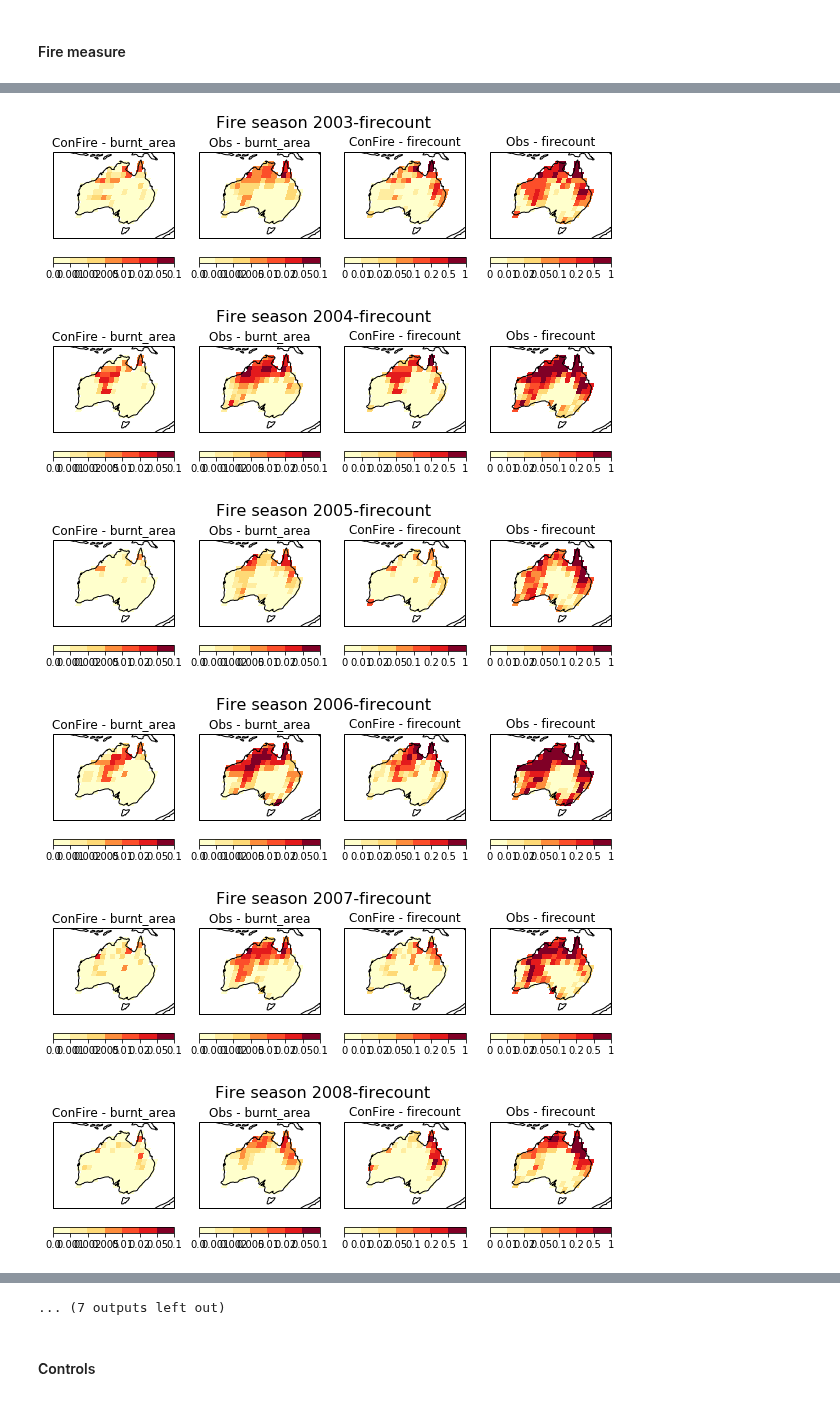
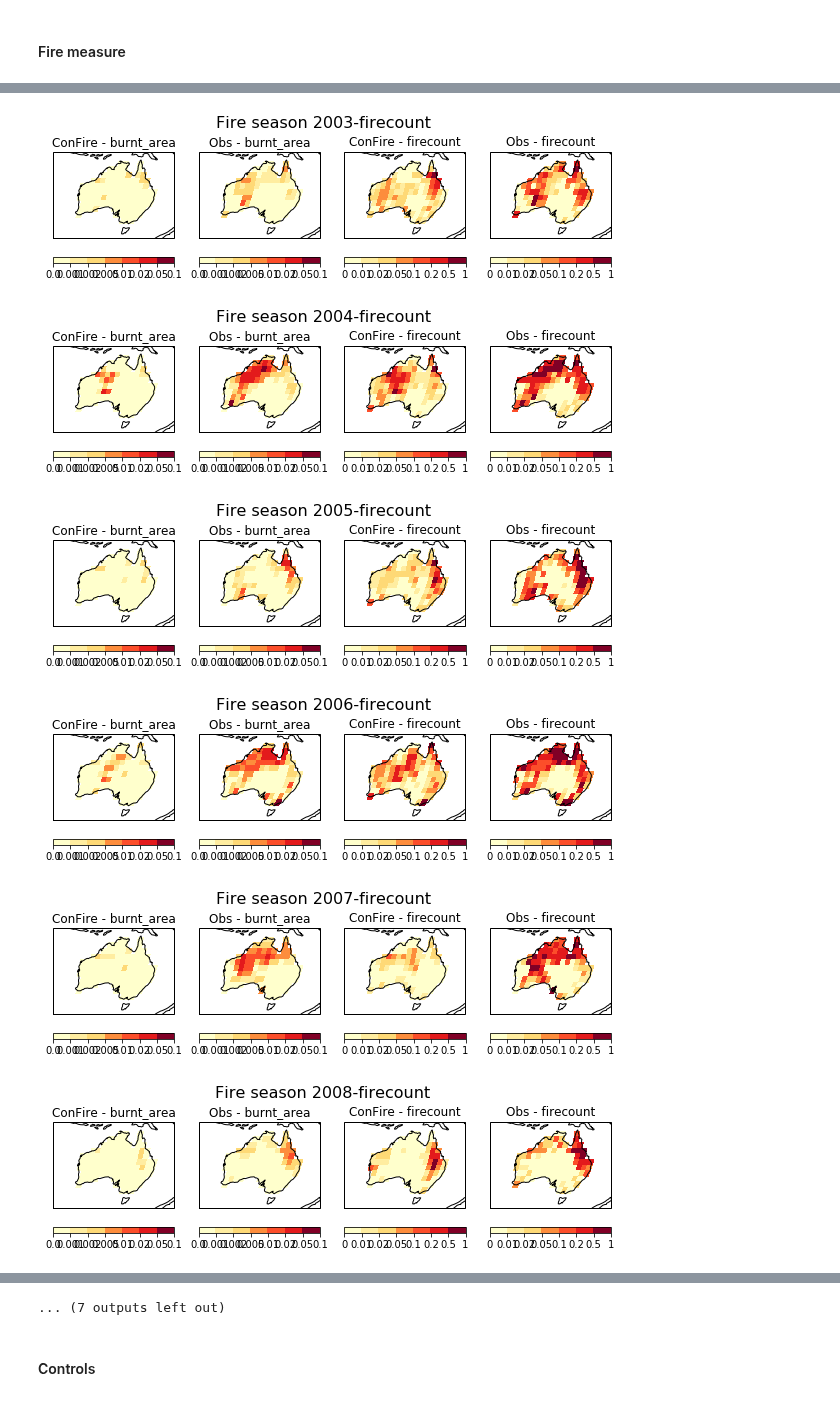
Before and after one commit to douglask3/amazon_fires, a Jupyter notebook: optimise_run_model/make_model_output.ipynb, the cells around one changed output, grey strips where cells are left out. Drawn from its saved outputs; the diff is of its cells as text; code cells hidden in the pictures.

```diff
--- a/optimise_run_model/make_model_output.ipynb
+++ b/optimise_run_model/make_model_output.ipynb
@@ -97,10 +97,12 @@ files = {'soilwMax'           : 'vegetation/from_2001/MaxOverMean_soilw.0-10cm.g
          'population_density' : 'human/from_2001/population_density-PD_HYDEv3.2_2001-2018.nc',
          'cropland'           : 'human/from_2001/cropland2001-2019.nc',
          'vegcover'           : 'vegetation/from_2001/vegcover-2001-June2018.nc',
+         'tmax'               : 'climate/from_2001/tmax.2001-2019.nc',
+         'swnd'               : 'climate/from_2001/swnd.2001-2019.nc',
          'burnt_area'         : 'burnt_area-GFED4s_2.5degree_2001-2016.nc',
          'firecount'          : 'firecount-SE_Aus_2001_onwards.nc'}
 # %%
-param_files  = '../outputs/params-SE_Aus-UnityPopDen-NewFuel'
+param_files  = '../outputs/params-SE_Aus-UnityPopDen-NewFuel-Ros1'
 exponates    = [False, True]
 variables    = ["burnt_area", "firecount"]
 errorDists     = ['Tnorm', 'Tnorm']
@@ -255,10 +276,12 @@ class ConFIRE(object):
         print(self.params['suppression_x0'])
         ## burnt area us just limitation of each control muliplied together.
         self.burnt_area = self.standard_fuel * self.standard_moisture * self.standard_ignitions * self.standard_suppression * self.params['max_f']
-        #self.burnt_area = self.standard_moisture * self.standard_ignitions * self.standard_suppression * self.params['max_f']
 
         if exponant:
-            self.burnt_area.data =  -(1/self.params['exp_scale']) * np.log(1 - self.burnt_area.data)
+            self.rate_of_spread = self.RoS(self.params['RS0'], data['tmax'], data['swnd'],
+                                      self.params['cRTmm'],
+                                      self.params['cRT'], self.params['cRW'])
+            self.burnt_area.data =  -(self.rate_of_spread.data) * np.log(1 - self.burnt_area.data)
             #self.burnt_area.data = self.burnt_area.data + 1.0 / self.params['sigma']
         self.standard_moisture    = self.standard_moisture    / self.sigmoid(0.0, self.params['moisture_x0'],
                                                  -self.params['moisture_k'])
@@ -304,15 +327,23 @@ class ConFIRE(object):
         return x
 
 
-    #def control_fuel(self, vegcover, alphaMax, fuel_pw, fuel_pg):
-    #    """
-    #    Definition to describe fuel load: while return the input; capability to be modified later.
-    #    """
-    #    return (vegcover**(fuel_pw+1)) * (fuel_pg * (alphaMax-1) + 1) / (1 + fuel_pg)
+    def RoS(self, RS0, tmax, swnd, cRTmm, cRT, cRW):
+        """
+        Definition to describe RoS:
+        """
+
+        try:
+            ros = (RS0 + (cRT+1.0) ** (tmax-cRTmm) + cRW * swnd)
+        except:
+            ros = tmax.copy()
+            ros.data = (RS0 + (cRT+1.0) ** (tmax.data-cRTmm) + cRW * swnd.data)
+
+
+        return ros
 
     def control_fuel(self, soilwMean, treeCover, cFT):
         """
-        Definition to describe fuel load: while return the input; capability to be modified later.
+        Definition to describe fuel load:
         """
         return (soilwMean + cFT * treeCover)/(1+cFT)
 
@@ -507,7 +547,7 @@ plot_fire_month(addScatter = True)
 # %%
-fire_Season = np.array([10,11])
-fire_Seasons = np.array([fire_Season + yr*12 for yr in range(0, 19)])
+fire_Season = np.array([11])
+fire_Seasons = np.array([fire_Season + yr*12 for yr in range(0, 20)])
 fire_Season = fire_Seasons[0:15].flatten()
-
+print(fire_Season)
 plot_fire_month(fire_Season, 3, Title = "Fire Season - ", addScatter = True)
 # %% [output]
@@ -516,5 +557,5 @@ plot_fire_month(fire_Season, 3, Title = "Fire Season - ", addScatter = True)
 # %%
-for yr, season in zip(range(0, 20), fire_Seasons):
+for yr, season in zip(range(0, 19), fire_Seasons):
     plt.figure(figsize = (10, 5))
     for model, variable, level, scale, n in zip(models, variables, levels_var, scales, [0, 2]):
         plot_model_burnt_area(model, variable, level, scale, mnths = season, nmth_ys = 3,
@@ -526,6 +567,6 @@ for yr, season in zip(range(0, 20), fire_Seasons):
-[figure, old version]
+[figure, new version]
-[figure, old version]
+[figure, new version]
-[figure, old version]
+[figure, new version]
-[figure, old version]
+[figure, new version]
-[figure, old version]
+[figure, new version]
-[figure, old version]
+[figure, new version]
```
Also changed, not shown: parts of 19 cells of this notebook, 1 other file.
